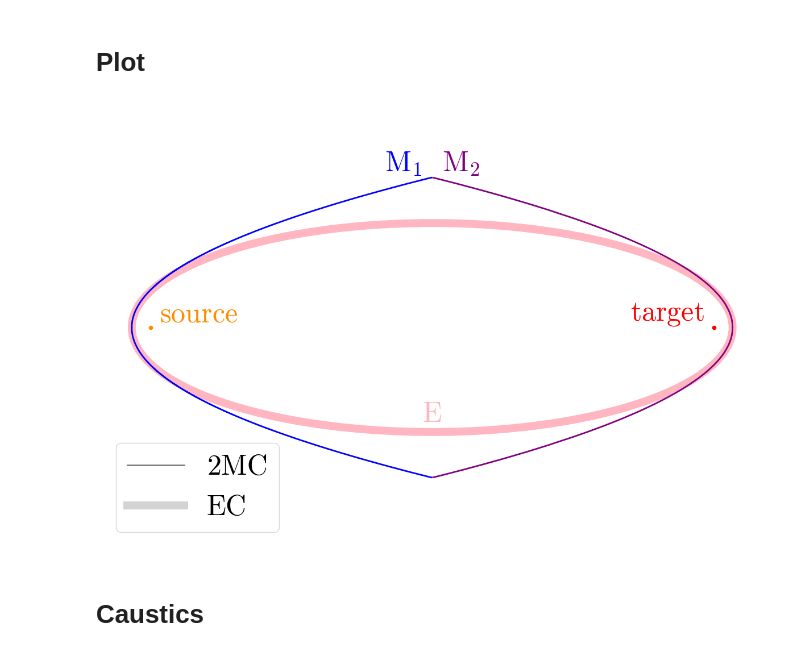
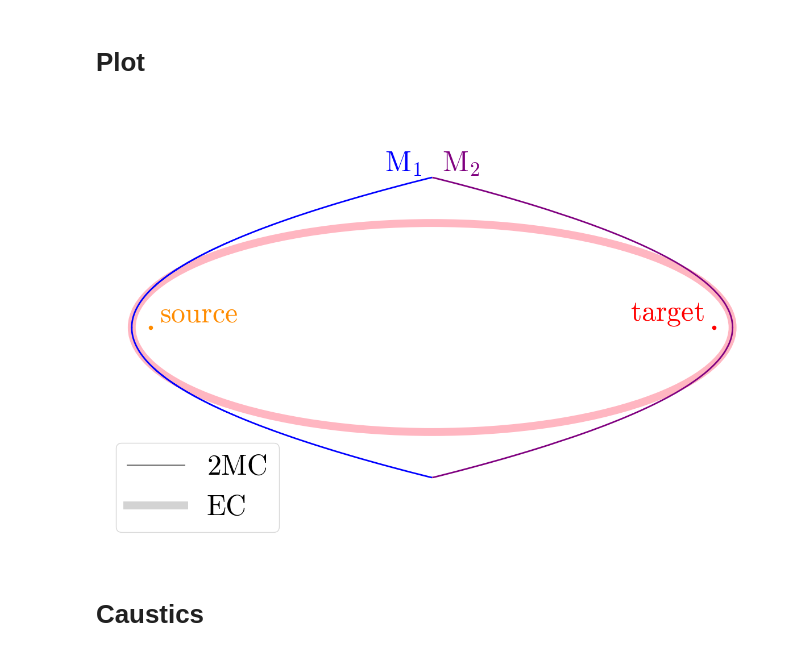
Before and after one commit to ssteinberg/solar_optical_concentrator, a Jupyter notebook: plotfin2.ipynb, the cells around one changed output. Cells and saved outputs as stored; diff of their text form; code cells hidden in the pictures.

Commit message:
final plots

```diff
--- a/plotfin2.ipynb
+++ b/plotfin2.ipynb
@@ -27,35 +27,35 @@ half-length = 0.001, f1 = 1.0, L = 30.0, f2 = 1.0, da = 1e-06, a_max = 151.9, w
 # %%
 fig, ax = plt.subplots(1, figsize = (15, 10))
 ax.set_axis_off()
 adj = 0.5
 
 plt.gca().add_patch(mpl.patches.Ellipse(xy = (-L / 2, 0), width = 2 * f1 + L, height = 2 * np.sqrt(f1 * (f1 + L)), edgecolor = 'lightpink', facecolor = 'none', fill = False, lw = 10))
-ax.text(-L / 2, -np.sqrt(f1 * (f1 + L)) + adj / 2, ha = 'center', va = 'bottom', s = r"$\text{E}$", fontsize = 36, color = 'lightpink')
+# ax.text(-L / 2, -np.sqrt(f1 * (f1 + L)) + adj / 2, ha = 'center', va = 'bottom', s = r"$\text{E}$", fontsize = 36, color = 'lightpink')
 
 mirror1a = np.loadtxt('finaldata/plot2/data2mc/mirror1a.csv', delimiter = ',')
 mirror1b = np.loadtxt('finaldata/plot2/data2mc/mirror1b.csv', delimiter = ',')
 mirror2a = np.loadtxt('finaldata/plot2/data2mc/mirror2a.csv', delimiter = ',')
 mirror2b = np.loadtxt('finaldata/plot2/data2mc/mirror2b.csv', delimiter = ',')
 ax.plot(mirror1a[:, 0], mirror1a[:, 1], linewidth = 2, c = 'blue')
 ax.plot(mirror1b[:, 0], mirror1b[:, 1], linewidth = 2, c = 'blue')
 ax.text(mirror1a[-1, 0] - adj, mirror1a[-1, 1], ha = 'right', va = 'bottom', s = r"$\text{M}_1$", fontsize = 36, color = 'blue')
 ax.plot(mirror2a[:, 0], mirror2a[:, 1], linewidth = 2, c = 'purple')
 ax.plot(mirror2b[:, 0], mirror2b[:, 1], linewidth = 2, c = 'purple')
 ax.text(mirror2a[-1, 0] + adj, mirror2a[-1, 1], ha = 'left', va = 'bottom', s = r"$\text{M}_2$", fontsize = 36, color = 'purple')
 
 enlarge = 20
 plt.scatter(-L, 0, s = enlarge, c = 'darkorange')
 ax.text(-L + adj, 0, ha = 'left', va = 'bottom', s = r"$\text{source}$", fontsize = 36, color = 'darkorange')
 plt.scatter(0, 0, s = enlarge, c = 'red')
 ax.text(0 - adj, 0, ha = 'right', va = 'bottom', s = r"$\text{target}$", fontsize = 36, color = 'red')
 
 ax.plot(0, 0, c = 'grey', linewidth = 2, label = "2MC")
 ax.plot(0, 0, c = 'lightgrey', linewidth = 10, label = "EC")
 plt.legend(loc = 'lower left', fontsize = 36)
 plt.axis('equal')
 plt.show()
 # %% [output]
-[figure, old version]
+[figure, new version]
 # %% [markdown]
 # Caustics
 # %%
```
